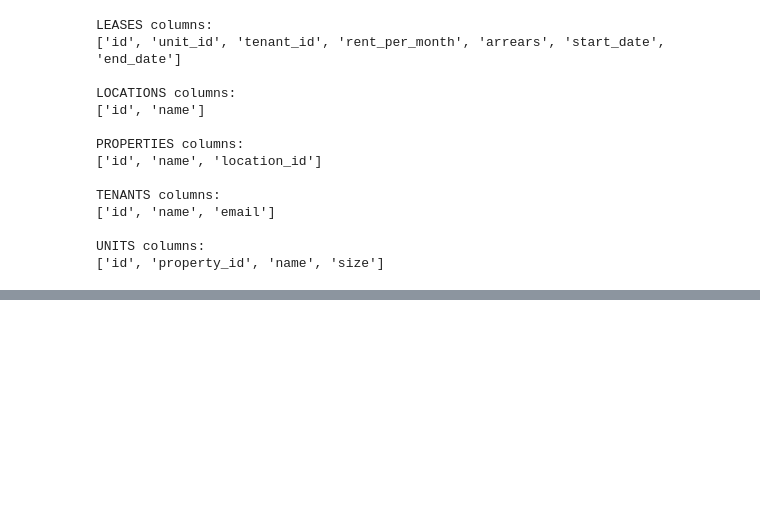
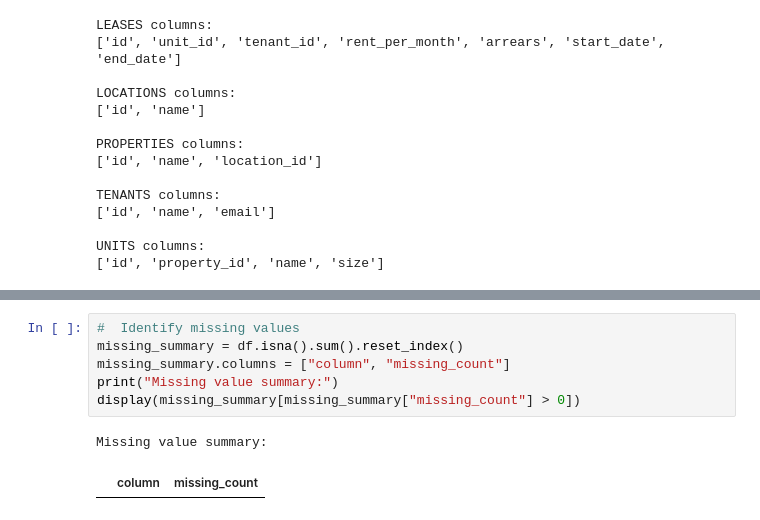
Before and after one commit to samwanyua/NW_Realite_Assessment-, a Jupyter notebook: Tasks/task1_cleaning.ipynb, the cells around one changed output, grey strips where cells are left out. Cells and saved outputs as stored; diff of their text form; blank space fills up the shorter version.

```diff
--- a/Tasks/task1_cleaning.ipynb
+++ b/Tasks/task1_cleaning.ipynb
@@ -196,0 +344,9 @@ clean_df.head(15)
+# %%
+#  Identify missing values
+missing_summary = df.isna().sum().reset_index()
+missing_summary.columns = ["column", "missing_count"]
+print("Missing value summary:")
+display(missing_summary[missing_summary["missing_count"] > 0])
+# %% [output]
+Missing value summary:
+|  | column | missing_count |
```
Also changed, not shown: parts of 9 cells of this notebook, 3 other files.
